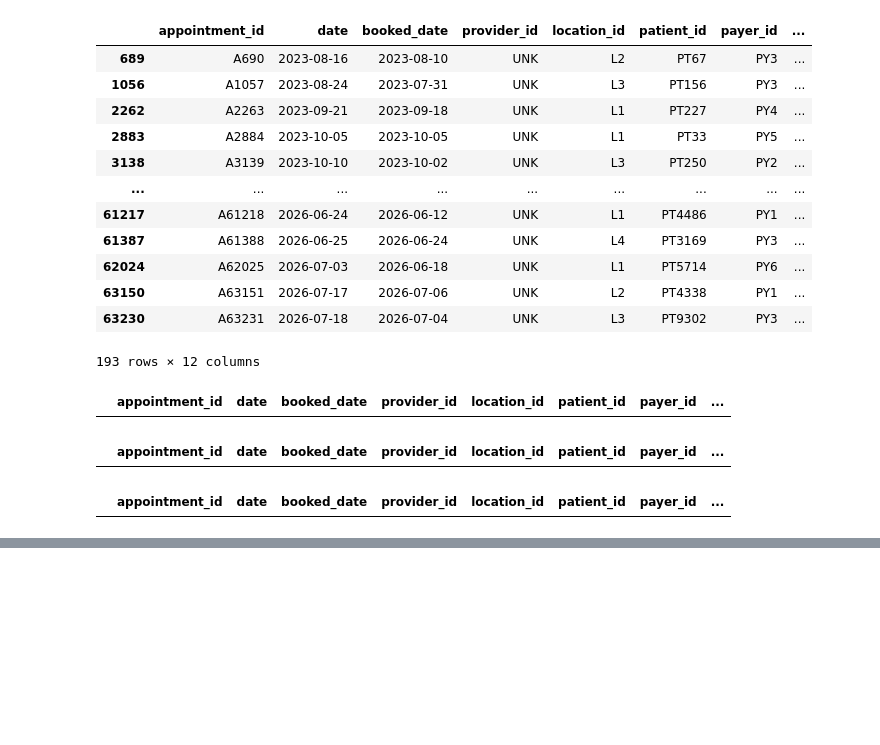
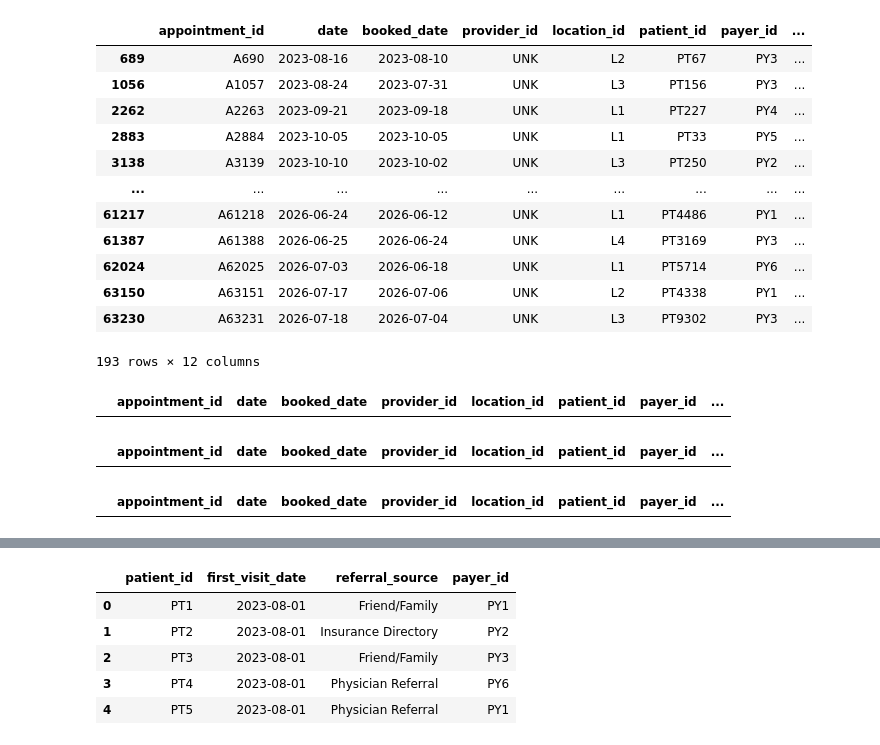
Before and after one commit to imtimtam/ortho-dashboard, a Jupyter notebook: notebook/data_cleaning.ipynb, the cells around one changed output, grey strips where cells are left out. Cells and saved outputs as stored; diff of their text form; code cells hidden in the pictures; blank space fills up the shorter version.

```diff
--- a/notebook/data_cleaning.ipynb
+++ b/notebook/data_cleaning.ipynb
@@ -181,0 +232,9 @@ appointments_df.shape
+# %%
+patients_df.head()
+# %% [output]
+|  | patient_id | first_visit_date | referral_source | payer_id |
+| 0 | PT1 | 2023-08-01 | Friend/Family | PY1 |
+| 1 | PT2 | 2023-08-01 | Insurance Directory | PY2 |
+| 2 | PT3 | 2023-08-01 | Friend/Family | PY3 |
+| 3 | PT4 | 2023-08-01 | Physician Referral | PY6 |
+| 4 | PT5 | 2023-08-01 | Physician Referral | PY1 |
```
Also changed, not shown: parts of 15 cells of this notebook.
